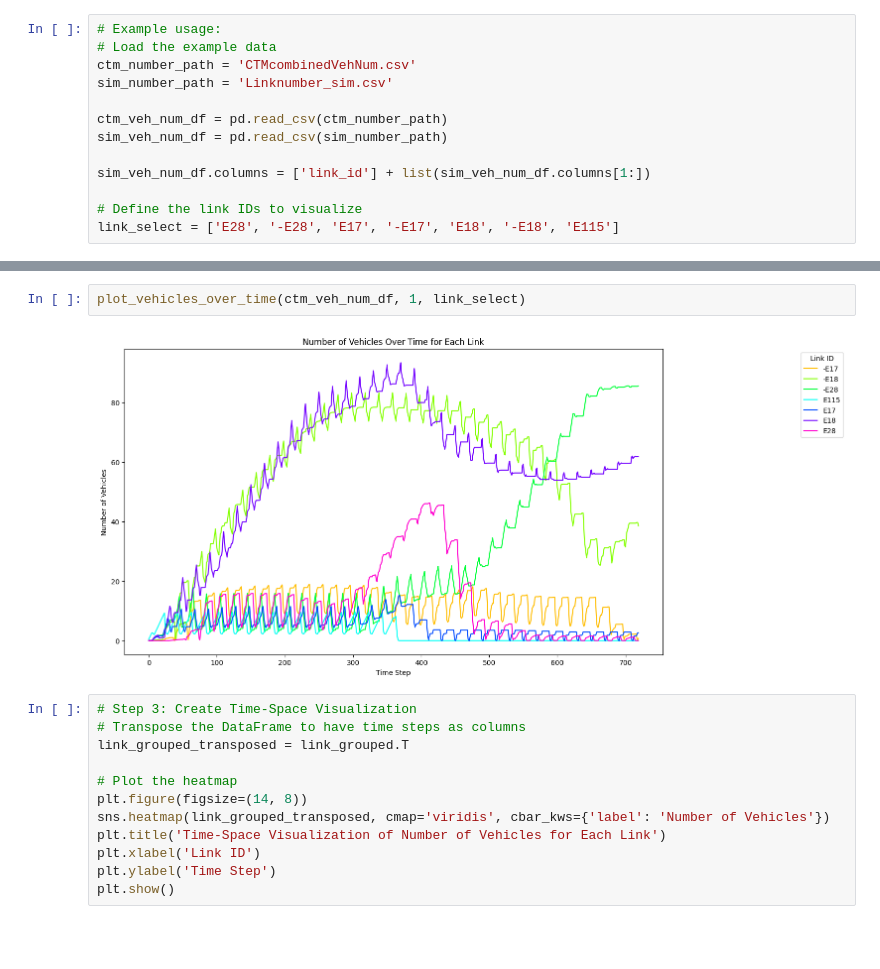
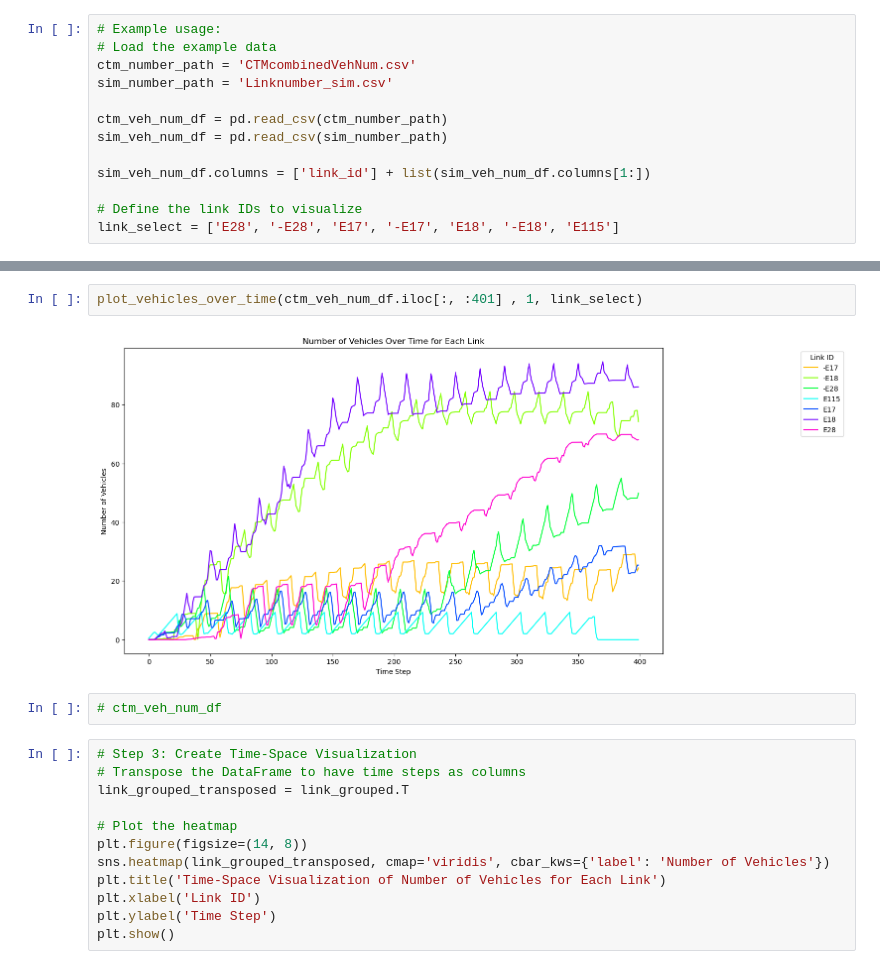
Before and after one commit to Dylan-Wyl10/RoboSense, a Jupyter notebook: result/ctmResult/Evaluation for CTM and FD Calibration.ipynb, the cells around one changed output, grey strips where cells are left out. Drawn from its saved outputs; the diff is of its cells as text; blank space fills up the shorter version.

```diff
--- a/result/ctmResult/Evaluation for CTM and FD Calibration.ipynb
+++ b/result/ctmResult/Evaluation for CTM and FD Calibration.ipynb
@@ -326,7 +327,9 @@ plot_vehicles_over_time(sim_veh_num_df, 1, link_select)
 # %%
-plot_vehicles_over_time(ctm_veh_num_df, 1, link_select)
+plot_vehicles_over_time(ctm_veh_num_df.iloc[:, :401] , 1, link_select)
 # %% [output]
-[figure, old version]
+[figure, new version]
+# %%
+# ctm_veh_num_df
 # %%
 # Step 3: Create Time-Space Visualization
 # Transpose the DataFrame to have time steps as columns
```
Also changed, not shown: parts of 6 cells of this notebook, 16 other files.
